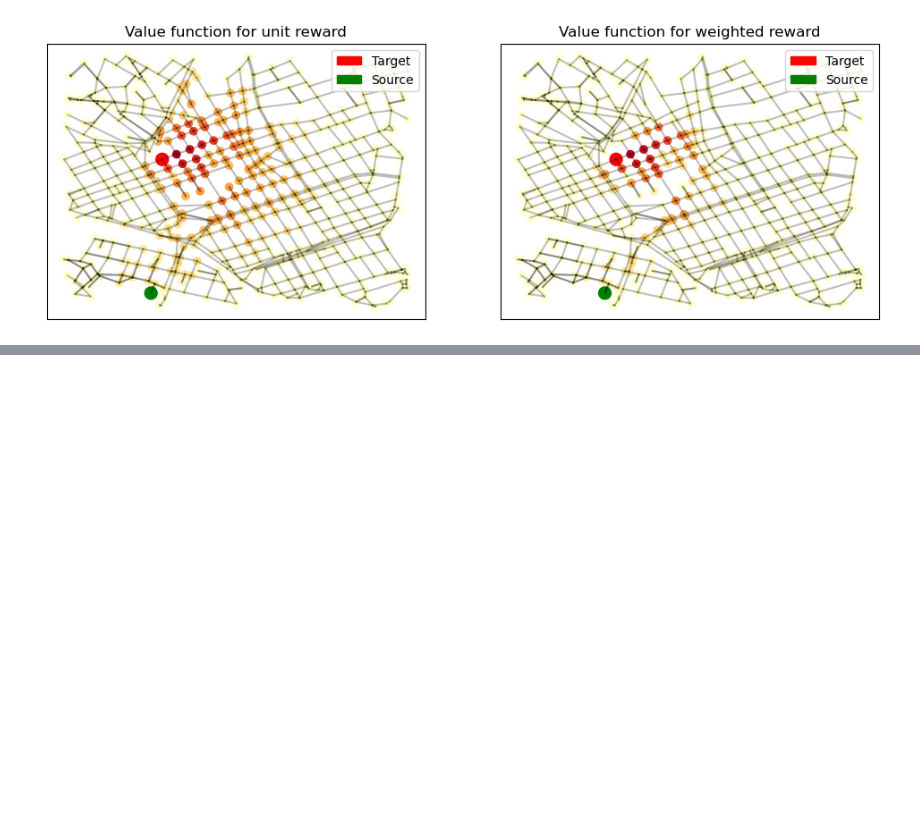
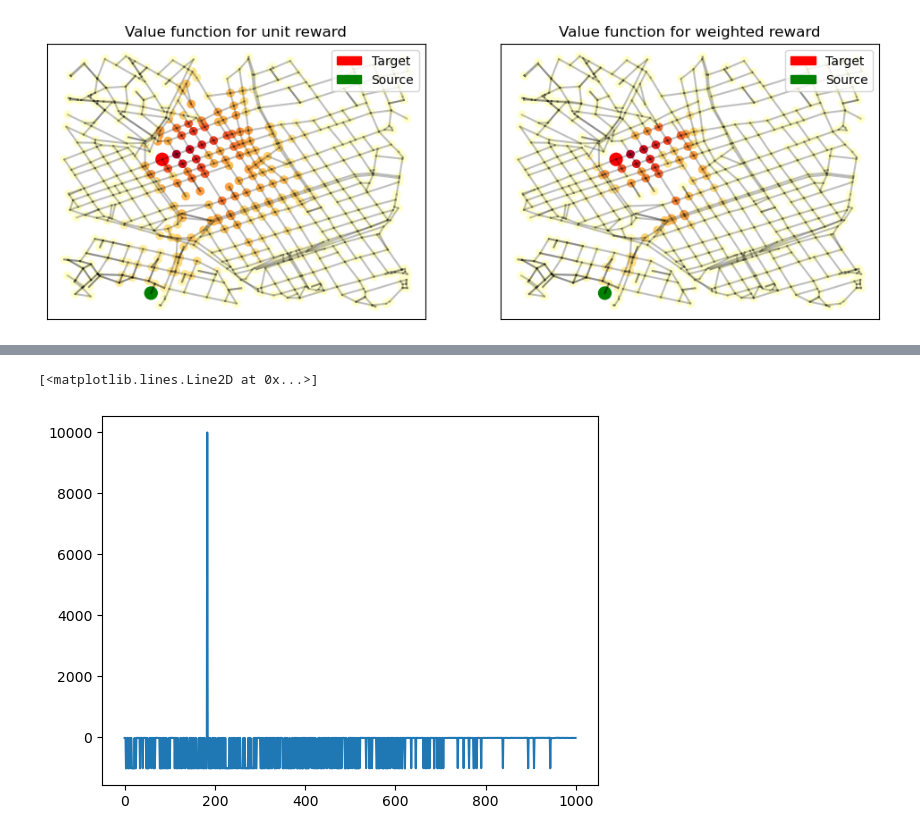
Before and after one commit to vivirodrigues/RL_Routing, a Jupyter notebook: QLearning/Model_QLearning.ipynb, the cells around one changed output, grey strips where cells are left out. Saved outputs shown, nothing was run; the diff lists cells and outputs as text; code cells hidden in the pictures; blank space fills up the shorter version.

```diff
--- a/QLearning/Model_QLearning.ipynb
+++ b/QLearning/Model_QLearning.ipynb
@@ -885,0 +999,6 @@ for i in range(1, 10):
+# %%
+results = pd.read_json("results/func_weighted_deterministic_lr.json")
+plt.plot(results.head(1).rewards.values[0])
+# %% [output]
+[<matplotlib.lines.Line2D at 0x...>]
+[figure, added]
```
Also changed, not shown: parts of 34 cells of this notebook, 6 other files.
